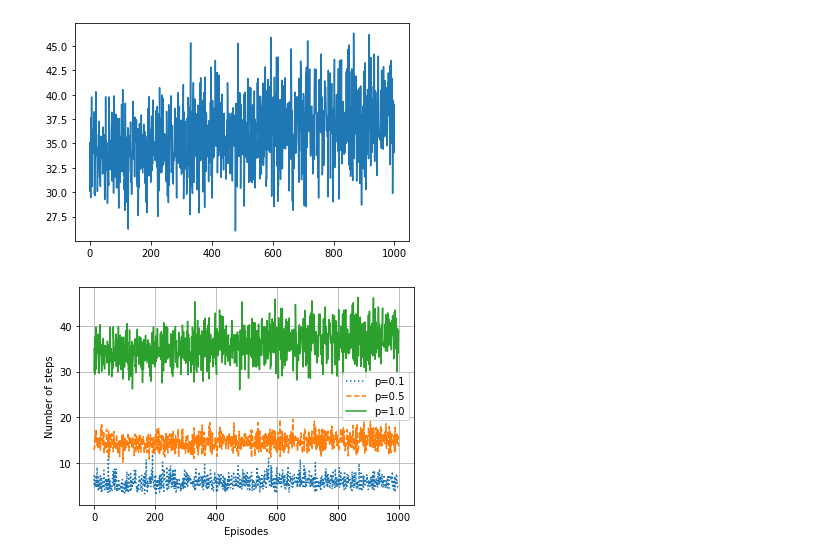
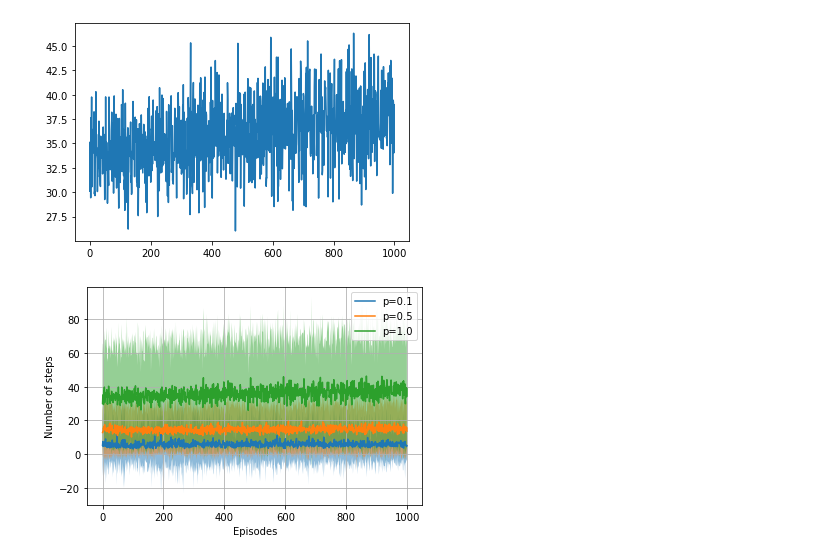
Before and after one commit to FMZennaro/CTF-RL, a Jupyter notebook: Simulation2/Simulation2.ipynb, the cells around one changed output. Drawn from its saved outputs; the diff is of its cells as text; code cells hidden in the pictures.

Commit message:
Edited plots

```diff
--- a/Simulation2/Simulation2.ipynb
+++ b/Simulation2/Simulation2.ipynb
@@ -320,15 +320,24 @@ plt.plot(range(nepisodes),np.mean(steps[:,10,:],axis=0))
 [<matplotlib.lines.Line2D at 0x...>]
 [figure]
 # %%
-plt.plot(range(nepisodes),np.mean(steps[:,1,:],axis=0),label='p=0.1',linestyle='dotted')
-plt.plot(range(nepisodes),np.mean(steps[:,5,:],axis=0),label='p=0.5',linestyle='dashed')
-plt.plot(range(nepisodes),np.mean(steps[:,10,:],axis=0),label='p=1.0')
+x = range(nepisodes)
+y = np.mean(steps[:,1,:],axis=0); ystd = np.std(steps[:,1,:],axis=0)
+plt.plot(x,y,label='p=0.1')
+plt.fill_between(x,y-ystd,y+ystd,alpha=.5)
+
+y = np.mean(steps[:,5,:],axis=0); ystd = np.std(steps[:,5,:],axis=0)
+plt.plot(x,y,label='p=0.5')
+plt.fill_between(x,y-ystd,y+ystd,alpha=.5)
+
+y = np.mean(steps[:,10,:],axis=0); ystd = np.std(steps[:,10,:],axis=0)
+plt.plot(x,y,label='p=1.0')
+plt.fill_between(x,y-ystd,y+ystd,alpha=.5)
 
 plt.xlabel('Episodes')
 plt.ylabel('Number of steps')
 plt.legend()
 plt.grid()
 
-plt.savefig('simul2_steps')
+plt.savefig('simul2_steps',dpi=300)
 # %% [output]
-[figure, old version]
+[figure, new version]
```
Also changed, not shown: parts of 4 cells of this notebook, 7 other files.
